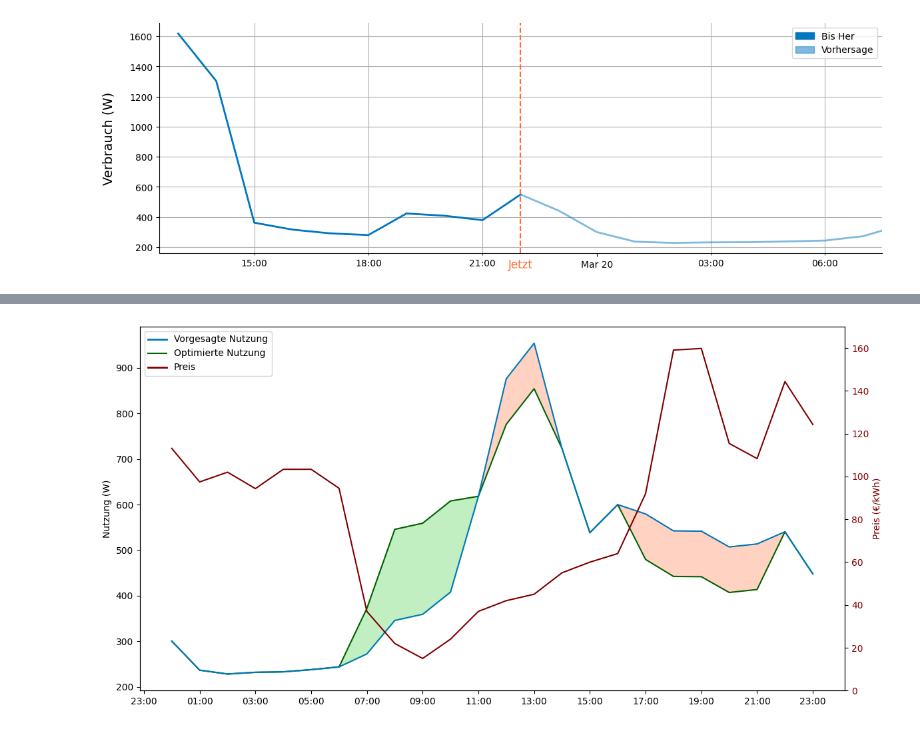
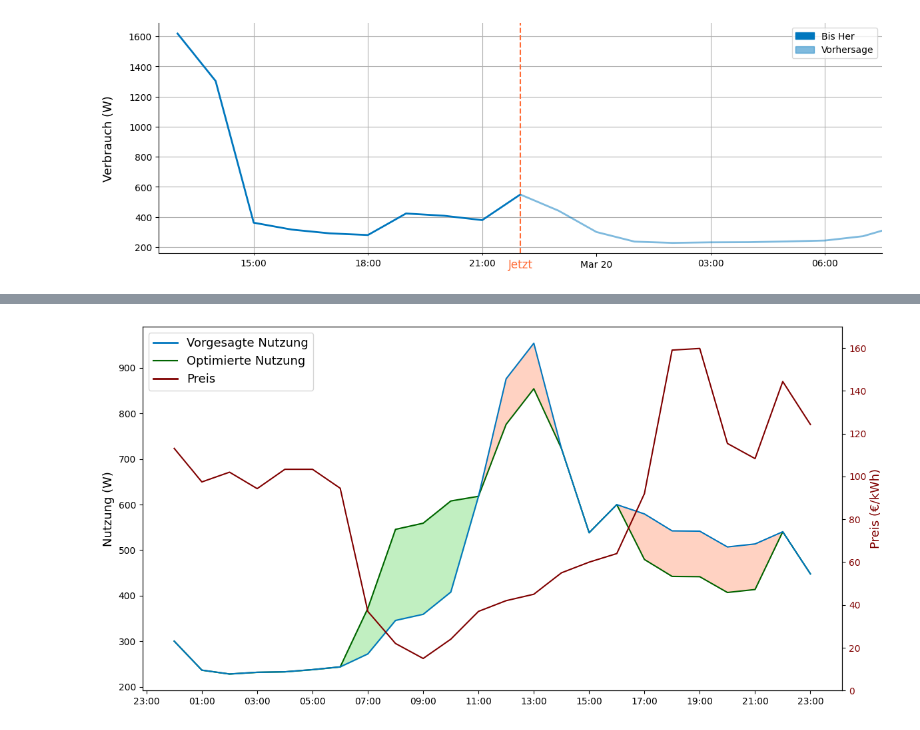
Before and after one commit to MockaWolke/SmartCity, a Jupyter notebook: plots.ipynb, the cells around one changed output, grey strips where cells are left out. Drawn from its saved outputs; the diff is of its cells as text; code cells hidden in the pictures.

```diff
--- a/plots.ipynb
+++ b/plots.ipynb
@@ -477,48 +477,48 @@ fig, ax1 = plt.subplots(figsize=(12, 6))
 # "Vorgesagte Nutzung" auf der primären Y-Achse
 ax1.plot(wanted.index, wanted["Optimale Nutzung"], label="Optimierte Nutzung", color=COLORS[-1])
 ax1.plot(wanted.index, wanted["Pred"], label="Vorgesagte Nutzung", color=COLORS[0])
-ax1.set_ylabel('Nutzung (W)',)
+ax1.set_ylabel('Nutzung (W)', fontsize = 13)
 ax1.tick_params(axis='y')
 
 # Preis auf der sekundären Y-Achse
 ax2 = ax1.twinx()
 ax2.plot(wanted.index, wanted["Preis"], label="Preis (€/kWh)", color=COLORS[1])
-ax2.set_ylabel('Preis (€/kWh)', color= COLORS[1])
+ax2.set_ylabel('Preis (€/kWh)', color= COLORS[1], fontsize = 13)
 ax2.tick_params(axis='y', labelcolor= COLORS[1])
 
 start_time = datetime.datetime(wanted.index[0].year, wanted.index[0].month, wanted.index[0].day, 11, 0)
 end_time = datetime.datetime(wanted.index[0].year, wanted.index[0].month, wanted.index[0].day, 22, 0)
 
 ax1.fill_between(wanted.index, wanted["Optimale Nutzung"], wanted["Pred"],
                  where=((wanted.index >= start_time) & (wanted.index <= end_time) & (wanted["Optimale Nutzung"] < wanted["Pred"])),
                  color= COLORS[3], alpha=0.3, interpolate= True)
 
 
 
 start_time_green = wanted.index[0]
 end_time_green = datetime.datetime(start_time_green.year, start_time_green.month, start_time_green.day, 11, 0)
 
 ax1.fill_between(wanted.index, wanted["Optimale Nutzung"], wanted["Pred"],
                  where=((wanted.index >= start_time_green) & (wanted.index <= end_time_green) & (wanted["Optimale Nutzung"] >= wanted["Pred"])),
                  color=COLORS[2], alpha=0.3, interpolate=True)
 
 
 # Titel und Legende hinzufügen
 ax2.set_ylim(0, 170)
 
 ax1.xaxis.set_major_locator(mdates.HourLocator(interval=2))
 ax1.xaxis.set_major_formatter(mdates.DateFormatter('%H:%M'))
 
 from matplotlib.lines import Line2D
 legend_elements = [
-                    Line2D([0], [0], color=COLORS[0], lw=2, label="Vorgesagte Nutzung"),
-                   Line2D([0],[0], color=COLORS[-1], label="Optimierte Nutzung"),
-                   Line2D([0], [0], color=COLORS[1], lw=2, label='Preis'),
+                    Line2D([0], [0], color=COLORS[0], lw=2, label="Vorgesagte Nutzung",),
+                   Line2D([0],[0], color=COLORS[-1], label="Optimierte Nutzung",),
+                   Line2D([0], [0], color=COLORS[1], lw=2, label='Preis',),
                    ]
-ax1.legend(handles=legend_elements, loc='upper left')
+ax1.legend(handles=legend_elements, loc='upper left', fontsize = 13)
 
 plt.tight_layout()
 plt.savefig("imgs/sparplan.svg")
 plt.show()
 # %% [output]
-[figure, old version]
+[figure, new version]
```
Also changed, not shown: parts of 5 cells of this notebook, 8 other files.
